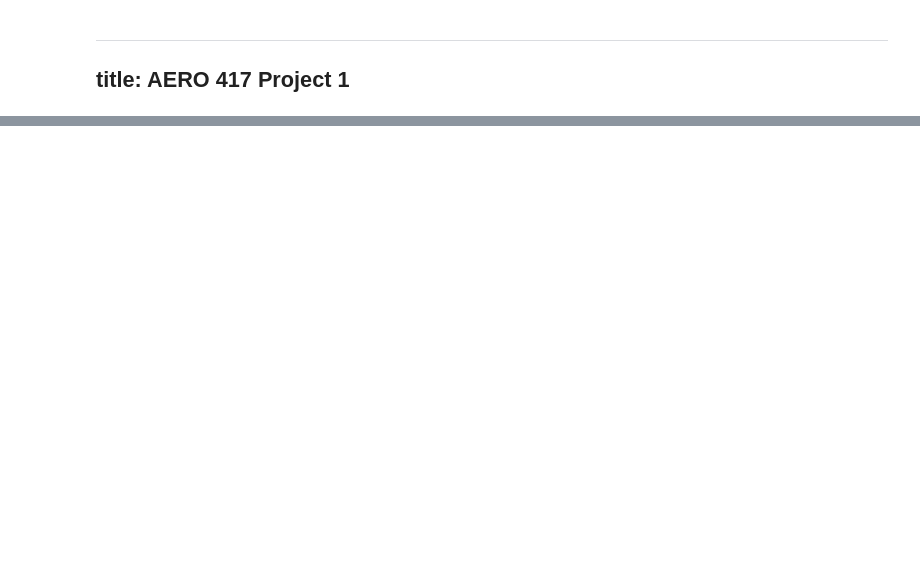
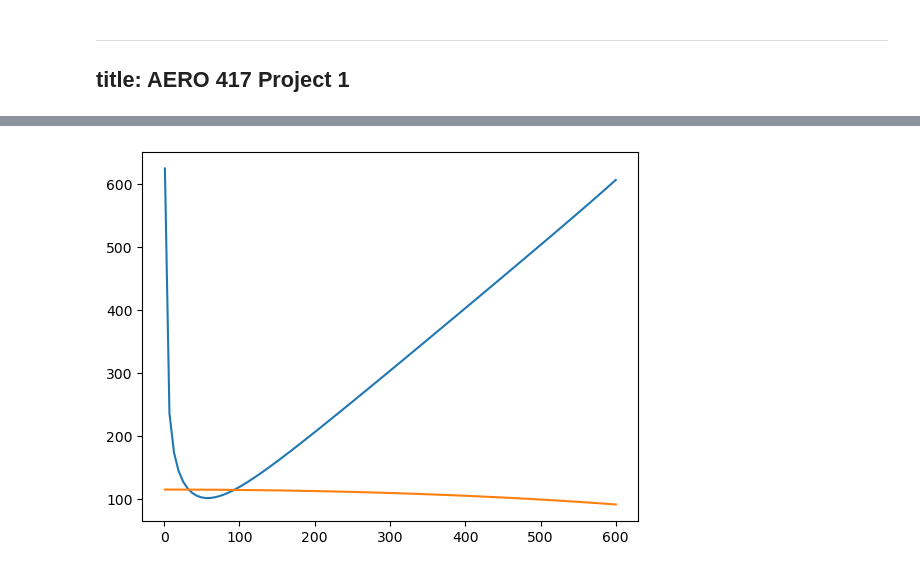
Before and after one commit to jjermstad24/Fall_2024_Classes, a Jupyter notebook: AERO_417/Project_1.ipynb, the cells around one changed output, grey strips where cells are left out. Drawn from its saved outputs; the diff is of its cells as text; code cells hidden in the pictures; blank space fills up the shorter version.

```diff
--- a/AERO_417/Project_1.ipynb
+++ b/AERO_417/Project_1.ipynb
@@ -84 +233,9 @@ plt.plot(mean_radius)
+# %%
+plt.figure()
+x = np.linspace(1,600,100)
+plt.plot(x,[V2_t.subs(C_a,val) for val in x])
+plt.plot(x,[V2_tangent.subs(C_a,val) for val in x])
+plt.show()
+# %% [output]
+[figure, added]
 # %%
```
Also changed, not shown: parts of 13 cells of this notebook.
